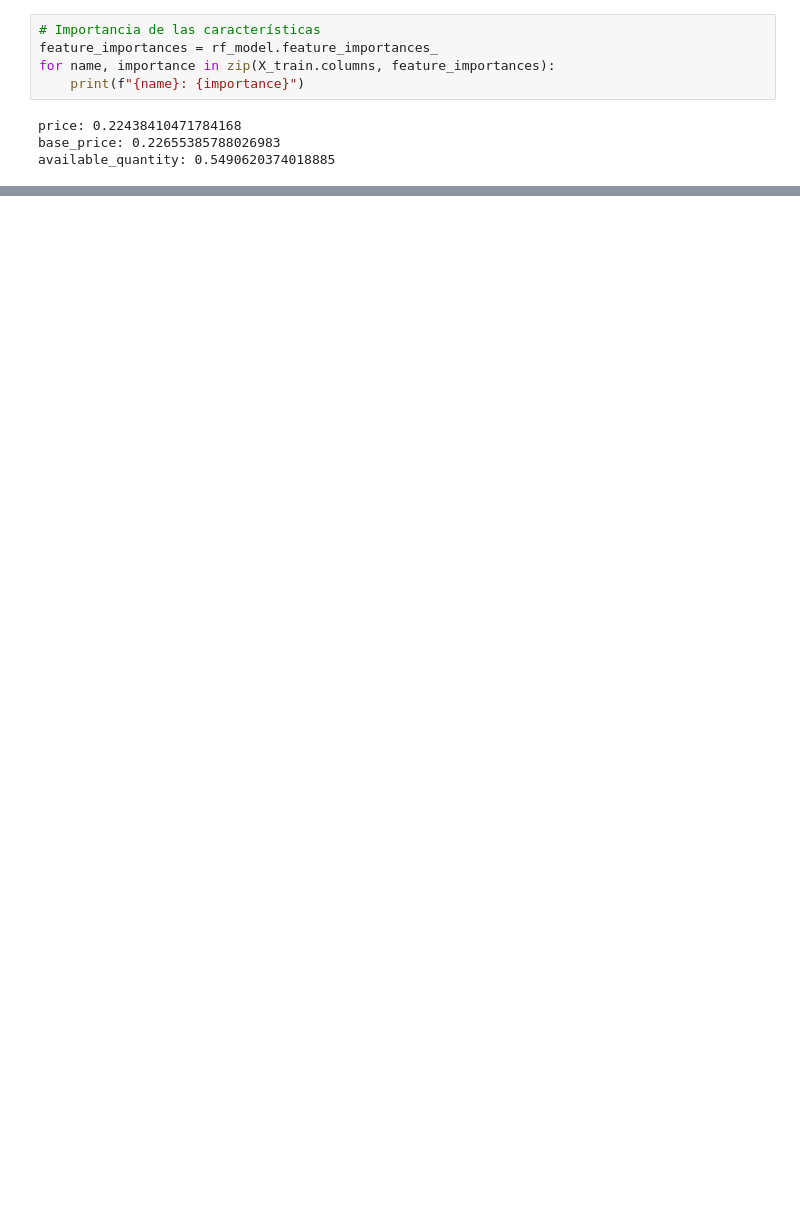
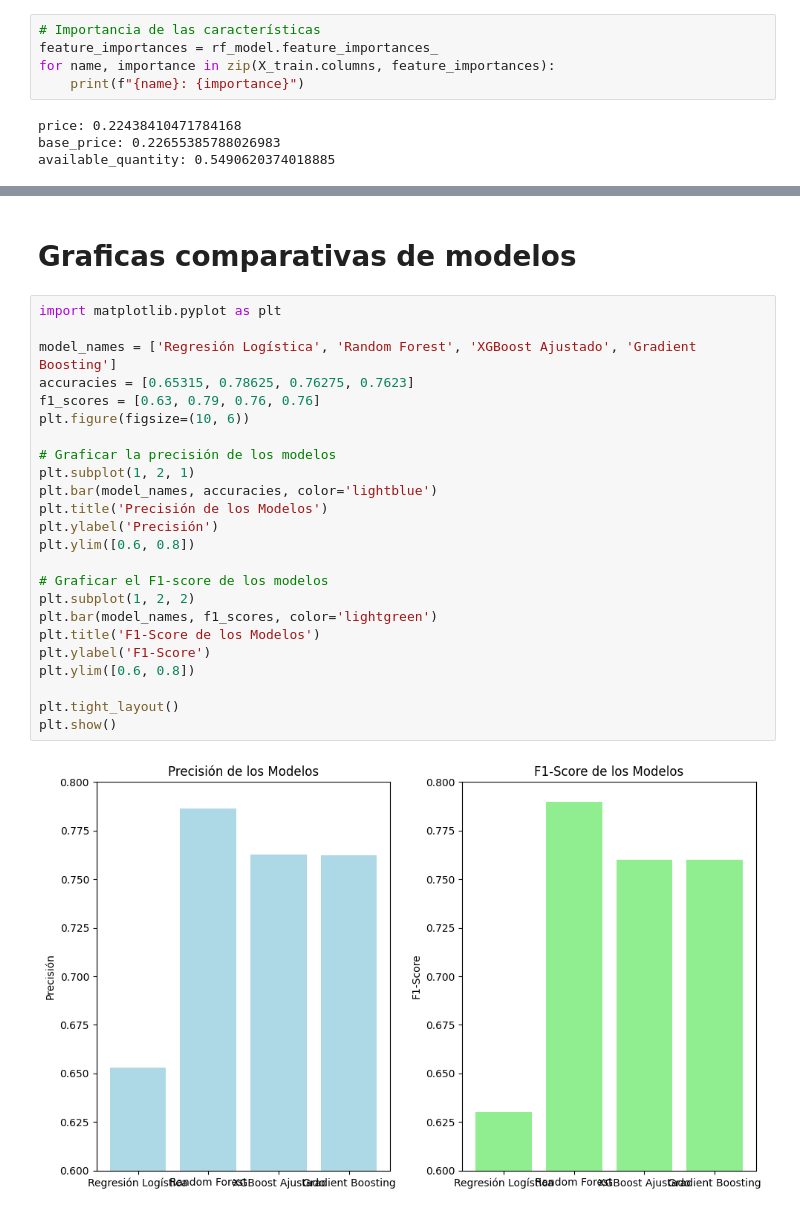
Before and after one commit to jalvergara/model_training, a Jupyter notebook: Notebooks/002_Model.ipynb, the cells around one changed output, grey strips where cells are left out. Cells and saved outputs as stored; diff of their text form; blank space fills up the shorter version.

```diff
--- a/Notebooks/002_Model.ipynb
+++ b/Notebooks/002_Model.ipynb
@@ -127,0 +191,28 @@ available_quantity: 0.5490620374018885
+# %% [markdown]
+# Graficas comparativas de modelos
+# %%
+import matplotlib.pyplot as plt
+
+model_names = ['Regresión Logística', 'Random Forest', 'XGBoost Ajustado', 'Gradient Boosting']
+accuracies = [0.65315, 0.78625, 0.76275, 0.7623]
+f1_scores = [0.63, 0.79, 0.76, 0.76]
+plt.figure(figsize=(10, 6))
+
+# Graficar la precisión de los modelos
+plt.subplot(1, 2, 1)
+plt.bar(model_names, accuracies, color='lightblue')
+plt.title('Precisión de los Modelos')
+plt.ylabel('Precisión')
+plt.ylim([0.6, 0.8])
+
+# Graficar el F1-score de los modelos
+plt.subplot(1, 2, 2)
+plt.bar(model_names, f1_scores, color='lightgreen')
+plt.title('F1-Score de los Modelos')
+plt.ylabel('F1-Score')
+plt.ylim([0.6, 0.8])
+
+plt.tight_layout()
+plt.show()
+# %% [output]
+[figure, added]
```
Also changed, not shown: parts of 23 cells of this notebook, 2 other files.
